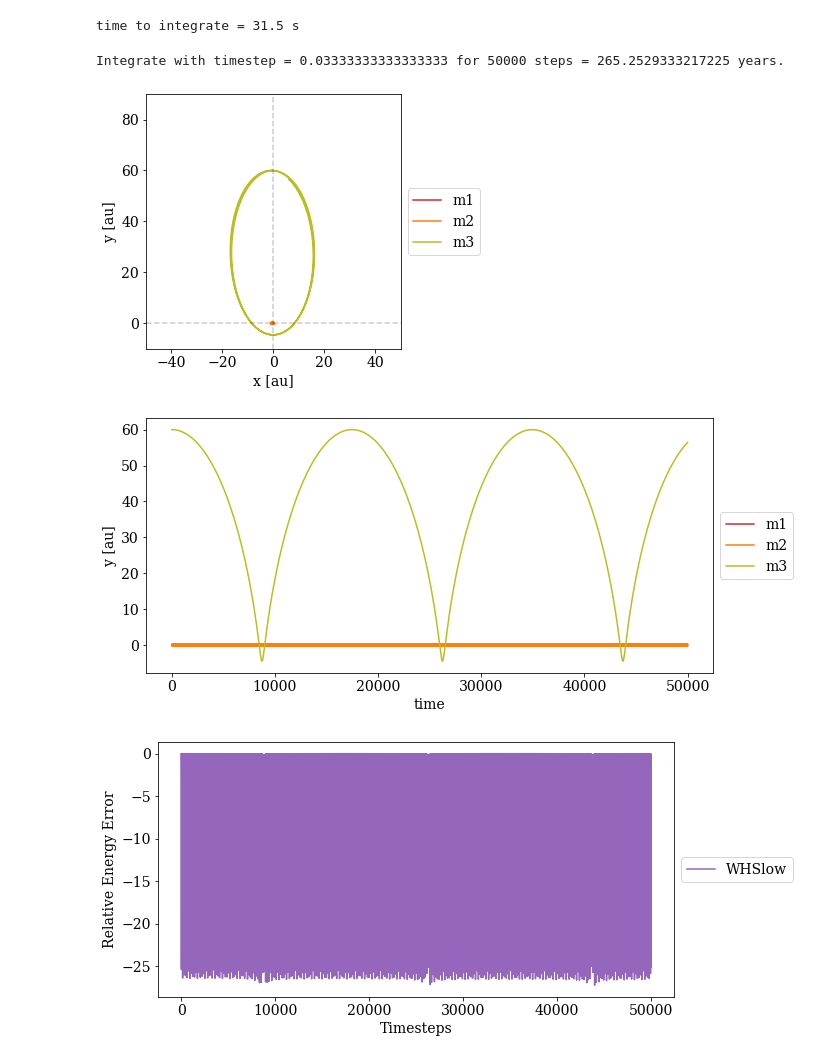
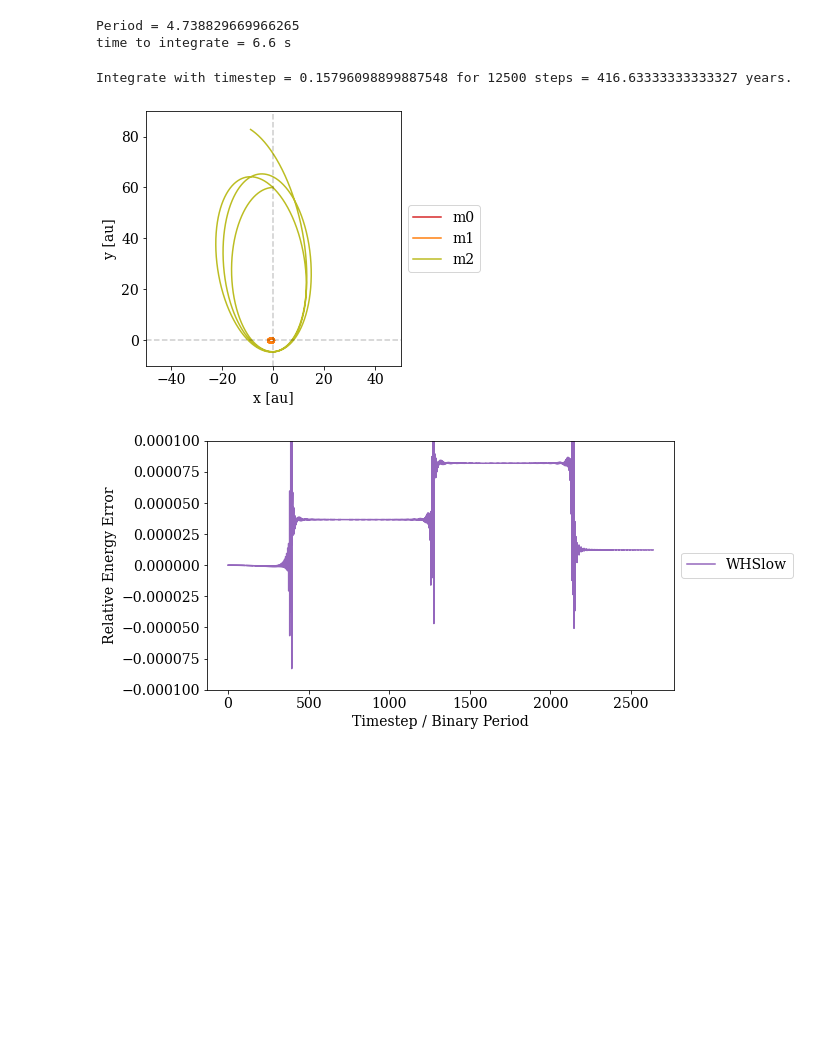
Before and after one commit to michaelkmpoon/eccentricWH, a Jupyter notebook: 09_vanillaWH_MikkolaPaper.ipynb, the cells around one changed output. Drawn from its saved outputs; the diff is of its cells as text; code cells hidden in the pictures; blank space fills up the shorter version.

Commit message:
recreate Mikkola plots

```diff
--- a/09_vanillaWH_MikkolaPaper.ipynb
+++ b/09_vanillaWH_MikkolaPaper.ipynb
@@ -22,7 +22,7 @@ plt.rcParams.update({'font.size': 14})  # increase font size
 
 # particle array as [x, y, z, vx, vy, vz, m]
 p0 = np.array([0., 0., 0., 0., 0., 0., 1.])
-p1 = np.array([-1, 0., 0., 0., -0.7, 0., 2.])
+p1 = np.array([-2.0, 0., 0., 0., -0.7, 0., 2.])
 p2 = np.array([0., 60., 0.01, -0.095, 0.0, 0.01, 0.9])
 
 sim_jacobi = np.stack([p0, p1, p2])
@@ -30,11 +30,14 @@ masses = sim_jacobi[:,-1]
 
 sim = vanillaWH_tools.jacobi_to_inertial(sim_jacobi, masses)
 
-timestep = 1./30.
-N_steps = 50000
+P_1195 = 2*np.pi*np.sqrt(1.195**3 / 3)
+print('Period =', P_1195)
+
+timestep = 1./30. * P_1195
+N_steps = 12500
 
 energy_error = np.zeros(N_steps)
-E0 = vanillaWH_tools.energy_fn(sim_jacobi)
+E0 = vanillaWH_tools.energy_fn(sim)
 
 orbit_soln = np.zeros((len(sim_jacobi), 3, N_steps)) # [object, position, N_steps]
 orbit_soln[:,0,0], orbit_soln[:,1,0], orbit_soln[:,2,0] = sim_jacobi[:,0], sim_jacobi[:,1], sim_jacobi[:,2]
@@ -56,7 +59,7 @@ for i in range(N_steps):
     sim_jacobi = vanillaWH.drift(sim_jacobi, sim, object_num = 2, h=timestep/2)
     sim = vanillaWH_tools.jacobi_to_inertial(sim_jacobi, masses)
 
-    E = vanillaWH_tools.energy_fn(sim_jacobi)
+    E = vanillaWH_tools.energy_fn(sim)
     energy_error[i] = (E-E0)/E0
 
     orbit_soln[:, 0, i] = sim_jacobi[:,0]
@@ -67,57 +70,41 @@ end = time.time()
 
 print('time to integrate =', np.round(end - start, 1), 's')
 # %% [output]
-time to integrate = 31.5 s
+Period = 4.738829669966265
+time to integrate = 6.6 s
 # %%
-years = timestep * np.arange(N_steps) / (2*np.pi)
+years = timestep * np.arange(N_steps) / P_1195
 print('Integrate with timestep =', timestep, 'for', N_steps, 'steps =', years[-1], 'years.')
 
 plt.figure(figsize=(10,4.5))
-plt.plot(orbit_soln[0,0], orbit_soln[0,1], label='m1', c='tab:red')
-plt.plot(orbit_soln[1,0], orbit_soln[1,1], label='m2', c='tab:orange')
-plt.plot(orbit_soln[2,0], orbit_soln[2,1], label='m3', c='tab:olive')
-#plt.plot(orbit_soln[0,0], orbit_soln[0,1], lw=10, alpha=0.2, label='Sun, WHSlow', c='tab:red')
-#plt.plot(orbit_soln[1,0], orbit_soln[1,1], lw=10, alpha=0.2, label='Jupiter, WHSlow', c='tab:orange')
-#plt.plot(orbit_soln[2,0], orbit_soln[2,1], lw=10, alpha=0.2, label='Saturn, WHSlow', c='tab:olive')
-#plt.plot(orbit_soln_rebound[0,0], orbit_soln_rebound[0,1], label='Sun, WHFast', c='tab:red')
-#plt.plot(orbit_soln_rebound[1,0], orbit_soln_rebound[1,1], label='Jupiter, WHFast', c='tab:orange')
-#plt.plot(orbit_soln_rebound[2,0], orbit_soln_rebound[2,1], label='Saturn, WHFast', c='tab:olive')
+plt.plot(orbit_soln[0,0], orbit_soln[0,1], label='m0', c='tab:red')
+plt.plot(orbit_soln[1,0], orbit_soln[1,1], label='m1', c='tab:orange')
+plt.plot(orbit_soln[2,0], orbit_soln[2,1], label='m2', c='tab:olive')
+
 plt.axhline(0, ls='--', alpha=0.2, c='black')
 plt.axvline(0, ls='--', alpha=0.2, c='black')
 plt.axis('scaled')
 plt.xlim(-50,50)
 plt.ylim(-10,90)
 plt.xlabel('x [au]')
 plt.ylabel('y [au]')
 plt.legend(loc='center left', bbox_to_anchor=(1, 0.5))
 plt.tight_layout()
 #plt.savefig('SS.jpg', dpi=300)
 plt.show()
 
-plt.figure(figsize=(10,4.5))
-plt.plot(orbit_soln[0,1], label='m1', c='tab:red')
-plt.plot(orbit_soln[1,1], label='m2', c='tab:orange')
-plt.plot(orbit_soln[2,1], label='m3', c='tab:olive')
-plt.xlabel('time')
-plt.ylabel('y [au]')
-
-plt.legend(loc='center left', bbox_to_anchor=(1, 0.5))
-plt.tight_layout()
-#plt.savefig('SS.jpg', dpi=300)
-plt.show()
 
 plt.figure(figsize=(10,4.5))
-plt.plot(np.arange(N_steps), energy_error, label='WHSlow', c='tab:purple')
+plt.plot(np.arange(N_steps)/P_1195, energy_error, label='WHSlow', c='tab:purple')
 #plt.yscale('log')
-#plt.ylim(1e-7, 1e-4)
-plt.xlabel('Timesteps')
+plt.ylim(-1e-4, 1e-4)
+plt.xlabel('Timestep / Binary Period')
 plt.ylabel('Relative Energy Error')
 plt.legend(loc='center left', bbox_to_anchor=(1, 0.5))
 plt.tight_layout()
 #plt.savefig('SS_energy_error.jpg', dpi=300)
 plt.show()
 # %% [output]
-Integrate with timestep = 0.03333333333333333 for 50000 steps = 265.2529333217225 years.
+Integrate with timestep = 0.15796098899887548 for 12500 steps = 416.63333333333327 years.
-[figure, old version]
+[figure, new version]
-[figure, old version]
+[figure, new version]
-[figure, removed]
```
Also changed, not shown: parts of 7 cells of this notebook, 1 other file.
